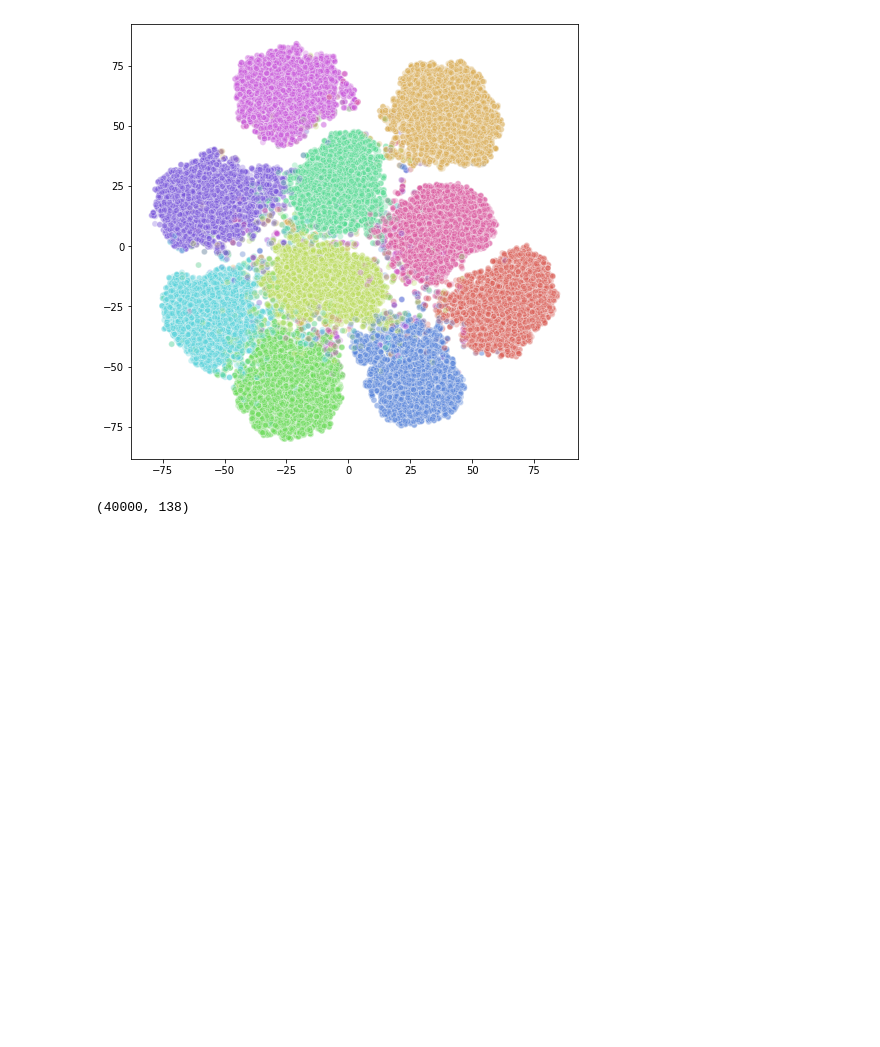
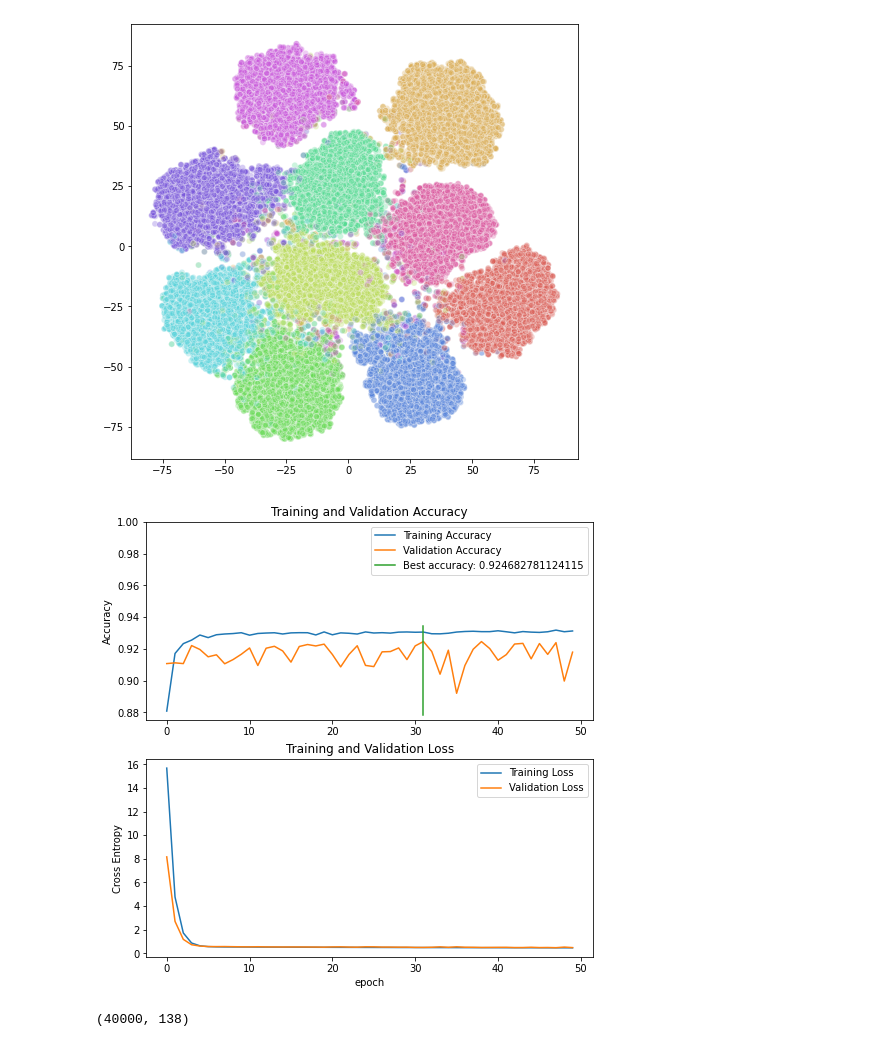
Before and after one commit to heng-yuwen/MSc_Data_Reduction, a Jupyter notebook: feature_visualisation.ipynb, the cells around one changed output. Saved outputs shown, nothing was run; the diff lists cells and outputs as text; code cells hidden in the pictures; blank space fills up the shorter version.

Commit message:
Update cifar10 extracting plot

```diff
--- a/feature_visualisation.ipynb
+++ b/feature_visualisation.ipynb
@@ -71,6 +71,10 @@ show_training("mnist", "2")
 show_tsne("mnist", 10)
 # %% [output]
 [figure]
+# %%
+show_training("cifar10")
+# %% [output]
+[figure, added]
 # %%
 show_tsne("cifar10", 10)
 # %% [output]
```
Also changed, not shown: parts of 1 cell of this notebook.
